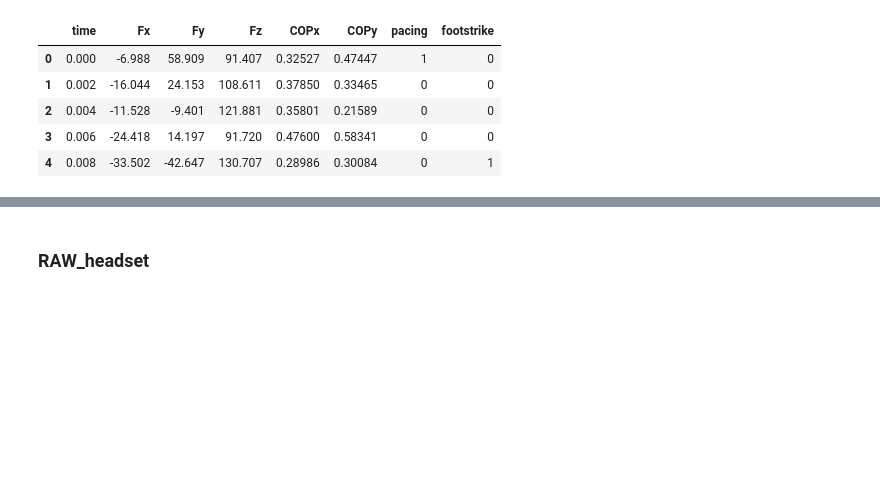
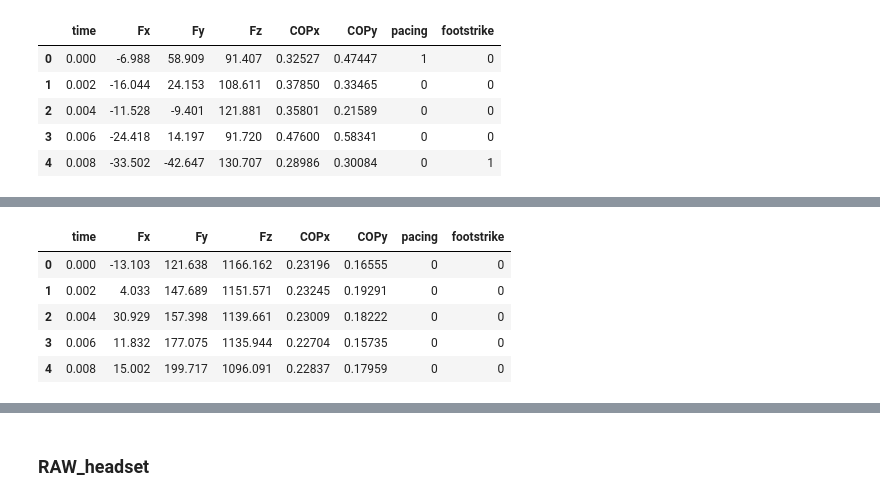
Before and after one commit to jemolano1498/OPPOSD_algorithm, a Jupyter notebook: data_analysis/analyse_data.ipynb, the cells around one changed output, grey strips where cells are left out. Cells and saved outputs as stored; diff of their text form; code cells hidden in the pictures; blank space fills up the shorter version.

```diff
--- a/data_analysis/analyse_data.ipynb
+++ b/data_analysis/analyse_data.ipynb
@@ -56,0 +50,9 @@ pd.read_csv(data_folder_path + 'RAW_dualbelt/PNPpref_R_1.csv').head()
+# %%
+pd.read_csv(data_folder_path + 'RAW_dualbelt/CP103_R_1.csv').head()
+# %% [output]
+|  | time | Fx | Fy | Fz | COPx | COPy | pacing | footstrike |
+| 0 | 0.000 | -13.103 | 121.638 | 1166.162 | 0.23196 | 0.16555 | 0 | 0 |
+| 1 | 0.002 | 4.033 | 147.689 | 1151.571 | 0.23245 | 0.19291 | 0 | 0 |
+| 2 | 0.004 | 30.929 | 157.398 | 1139.661 | 0.23009 | 0.18222 | 0 | 0 |
+| 3 | 0.006 | 11.832 | 177.075 | 1135.944 | 0.22704 | 0.15735 | 0 | 0 |
+| 4 | 0.008 | 15.002 | 199.717 | 1096.091 | 0.22837 | 0.17959 | 0 | 0 |
```
Also changed, not shown: parts of 13 cells of this notebook.
